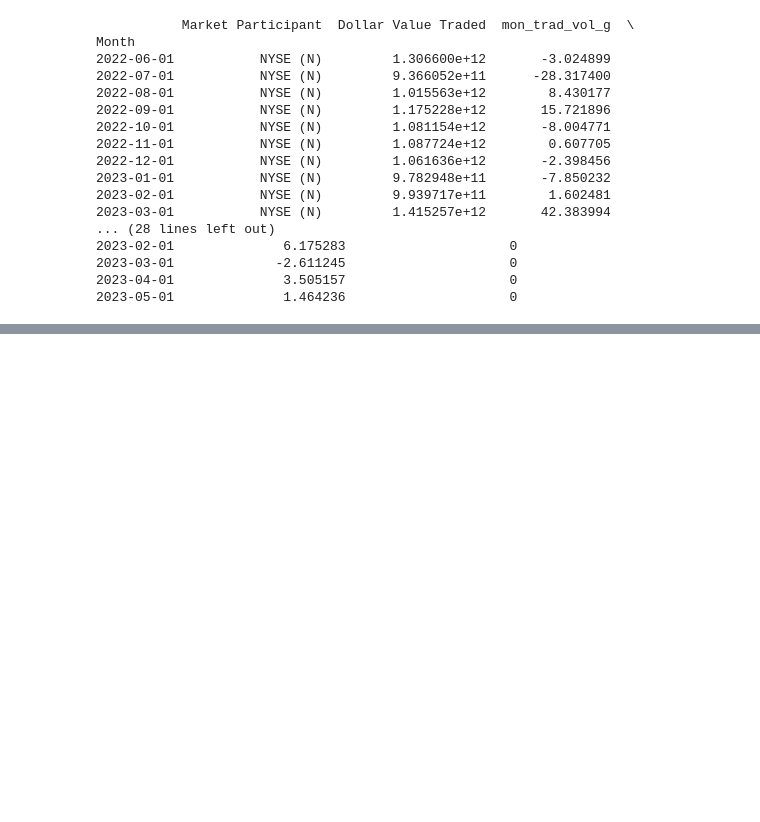
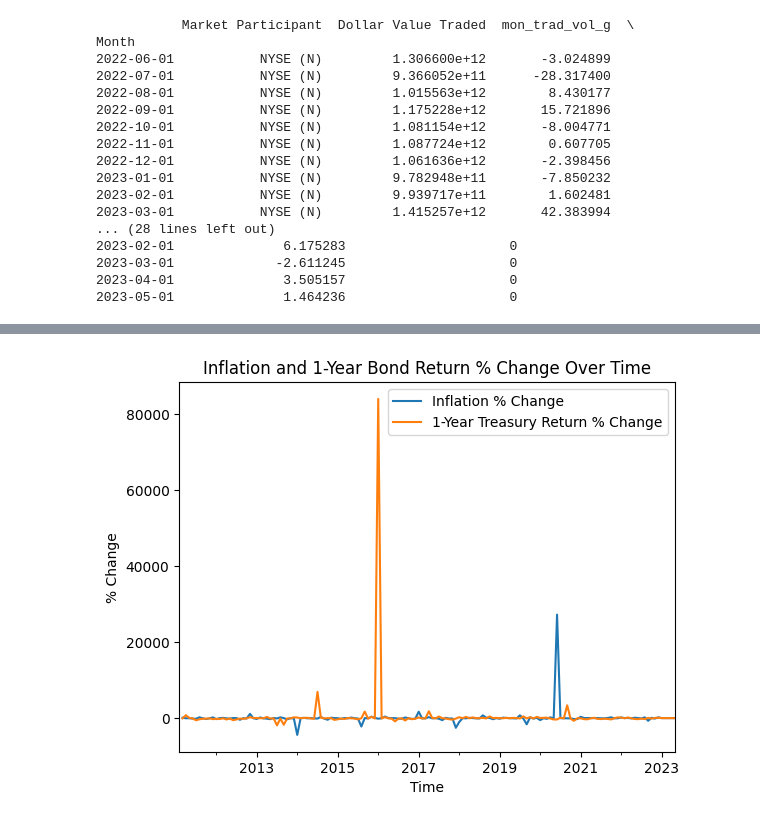
Before and after one commit to glomanu/TMDLGroupProject, a Jupyter notebook: Project.ipynb, the cells around one changed output, grey strips where cells are left out. Drawn from its saved outputs; the diff is of its cells as text; code cells hidden in the pictures; blank space fills up the shorter version.

```diff
--- a/Project.ipynb
+++ b/Project.ipynb
@@ -827,0 +845,14 @@ merged_main_df.to_excel('checkpoint_final_data.xlsx', index=False)
+# %%
+import numpy as np
+import matplotlib.pyplot as plt
+import math
+import random
+import pandas as pd
+import csv
+from google.colab import files
+from statsmodels.tsa.stattools import adfuller
+
+df = pd.read_excel("checkpoint_final_data.xlsx")
+print(df.head())
+df['Month'] = pd.to_datetime(df['Month'])
+df.set_index('Month', inplace=True)
@@ -827,0 +880,19 @@ merged_main_df.to_excel('checkpoint_final_data.xlsx', index=False)
+# %%
+df["inf_pct_change"] = df["mon_inflation"].pct_change() * 100
+df["1y_bond_retur_pct_change"] = df["1y_bond_return"].pct_change() * 100
+
+columns = ['inf_pct_change', '1y_bond_retur_pct_change']
+
+results = []
+
+for col in columns:
+    result = adfuller(df[col].dropna())
+    test_statistic = result[0]
+    critical_value_5p = result[4]['5%']
+    results.append((col, test_statistic, critical_value_5p))
+
+for result in results:
+    print(f"Column: {result[0]}")
+    print(f"Test Statistic: {result[1]}")
+    print(f"5% Critical Value: {result[2]}")
+    print()
@@ -827,0 +907,11 @@ merged_main_df.to_excel('checkpoint_final_data.xlsx', index=False)
+# %%
+df['inf_pct_change'].plot(label='Inflation % Change')
+df['1y_bond_retur_pct_change'].plot(label='1-Year Treasury Return % Change')
+
+plt.legend()
+plt.xlabel('Time')
+plt.ylabel('% Change')
+plt.title('Inflation and 1-Year Bond Return % Change Over Time')
+plt.show()
+# %% [output]
+[figure, added]
```
Also changed, not shown: parts of 59 cells of this notebook.
